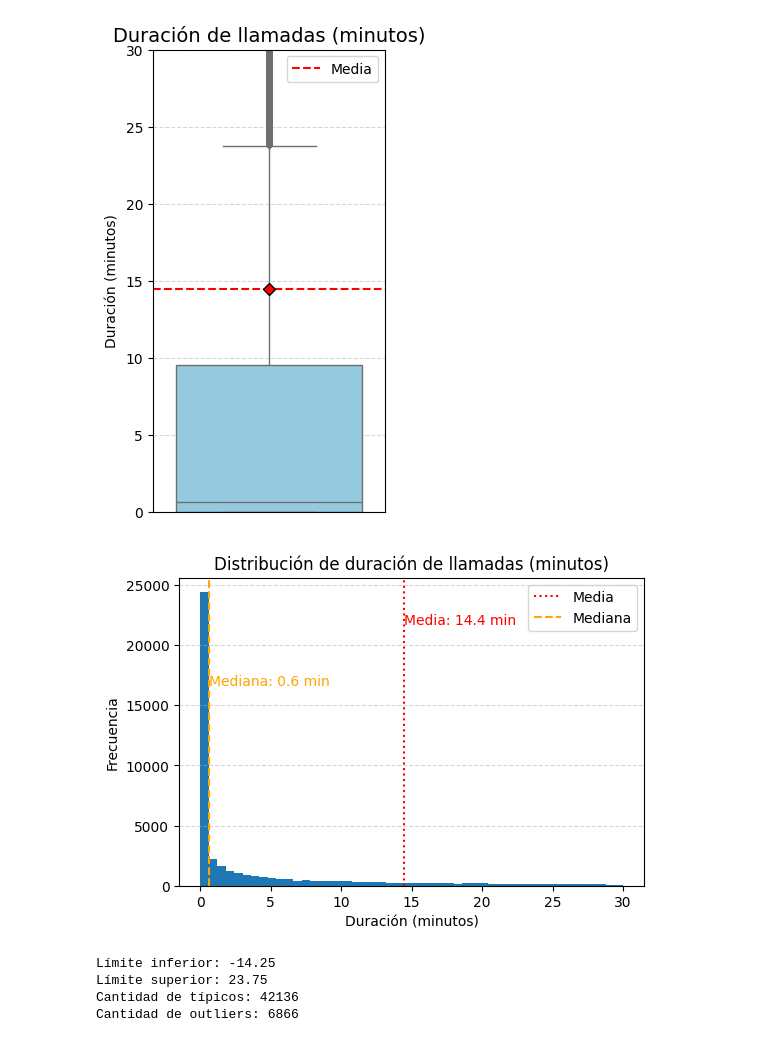
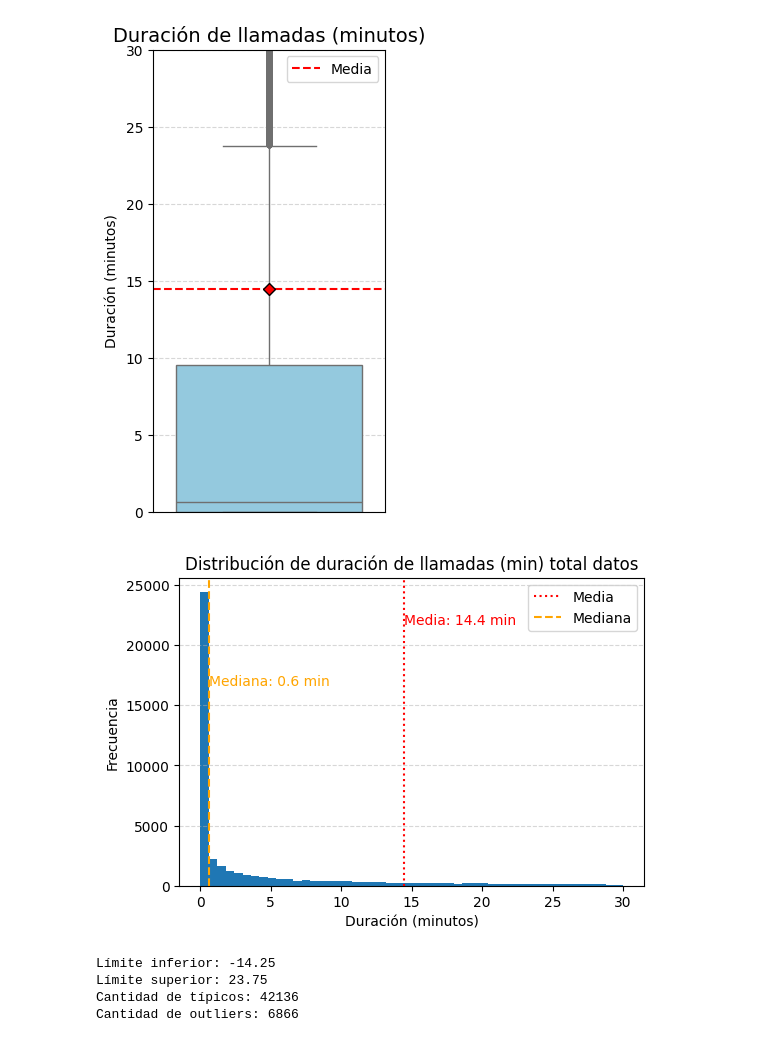
Before and after one commit to albert777mendoza/final_project_da, a Jupyter notebook: case1_telecom/notebooks/telecom_case.ipynb, the cells around one changed output. Saved outputs shown, nothing was run; the diff lists cells and outputs as text; code cells hidden in the pictures.

```diff
--- a/case1_telecom/notebooks/telecom_case.ipynb
+++ b/case1_telecom/notebooks/telecom_case.ipynb
@@ -301,35 +301,35 @@ import matplotlib.pyplot as plt
 plt.figure(figsize=(6,4))
 
 # Histograma
 plt.hist(
     telecom_full['call_duration_min'],
     bins=50,
     range=(0, 30),
 )
 
 # Calcular valores
 mean_val = telecom_full['call_duration_min'].mean()
 median_val = telecom_full['call_duration_min'].median()
 
 # Líneas
 plt.axvline(mean_val, color='red', linestyle=':', label='Media')
 plt.axvline(median_val, color='orange', linestyle='--', label='Mediana')
 
 # Etiquetas
 plt.text(mean_val, plt.ylim()[1]*0.85, f'Media: {mean_val:.1f} min', color='red')
 plt.text(median_val, plt.ylim()[1]*0.65, f'Mediana: {median_val:.1f} min', color='orange')
 
 # Títulos
-plt.title('Distribución de duración de llamadas (minutos)')
+plt.title('Distribución de duración de llamadas (min) total datos')
 plt.xlabel('Duración (minutos)')
 plt.ylabel('Frecuencia')
 
 plt.legend()
 plt.grid(axis='y', linestyle='--', alpha=0.5)
 
 plt.show()
 # %% [output]
-[figure, old version]
+[figure, new version]
 # %%
 # Ahora separamos los típicos de outliers aplicando IQR en variable call_duration_min
 
```
Also changed, not shown: parts of 13 cells of this notebook.
